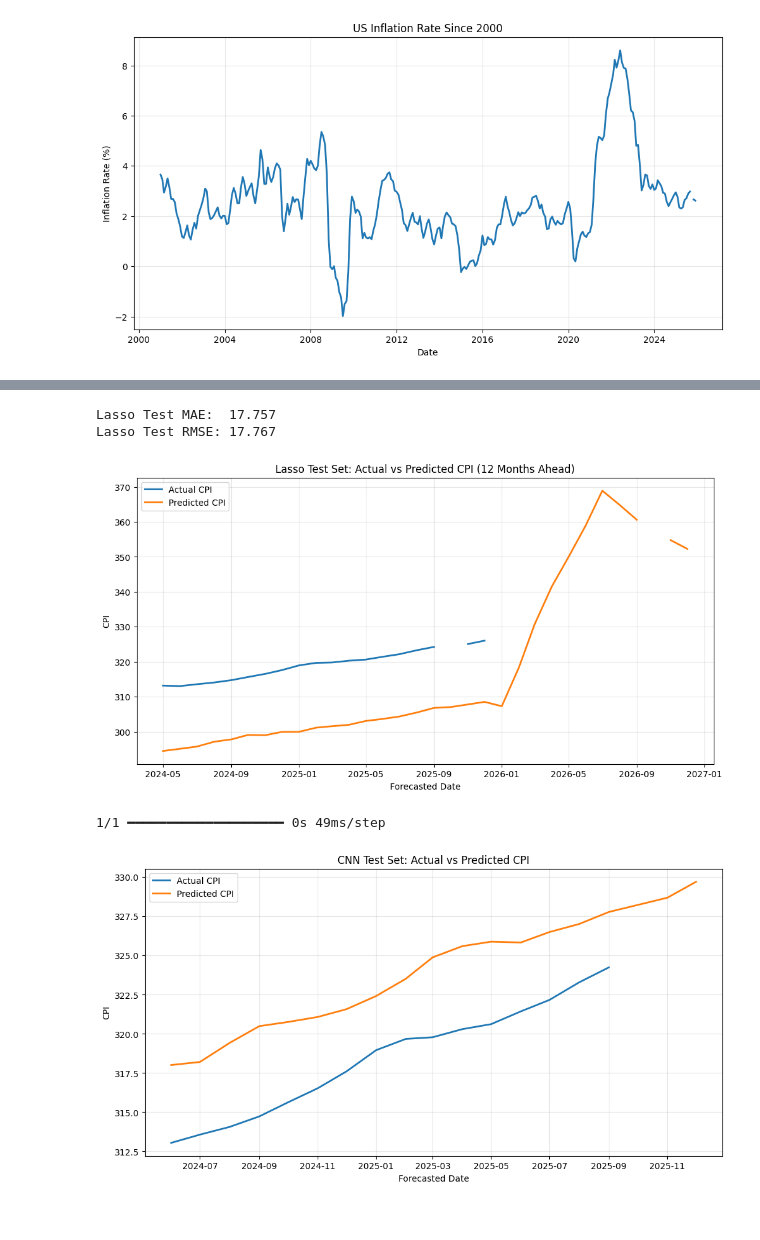
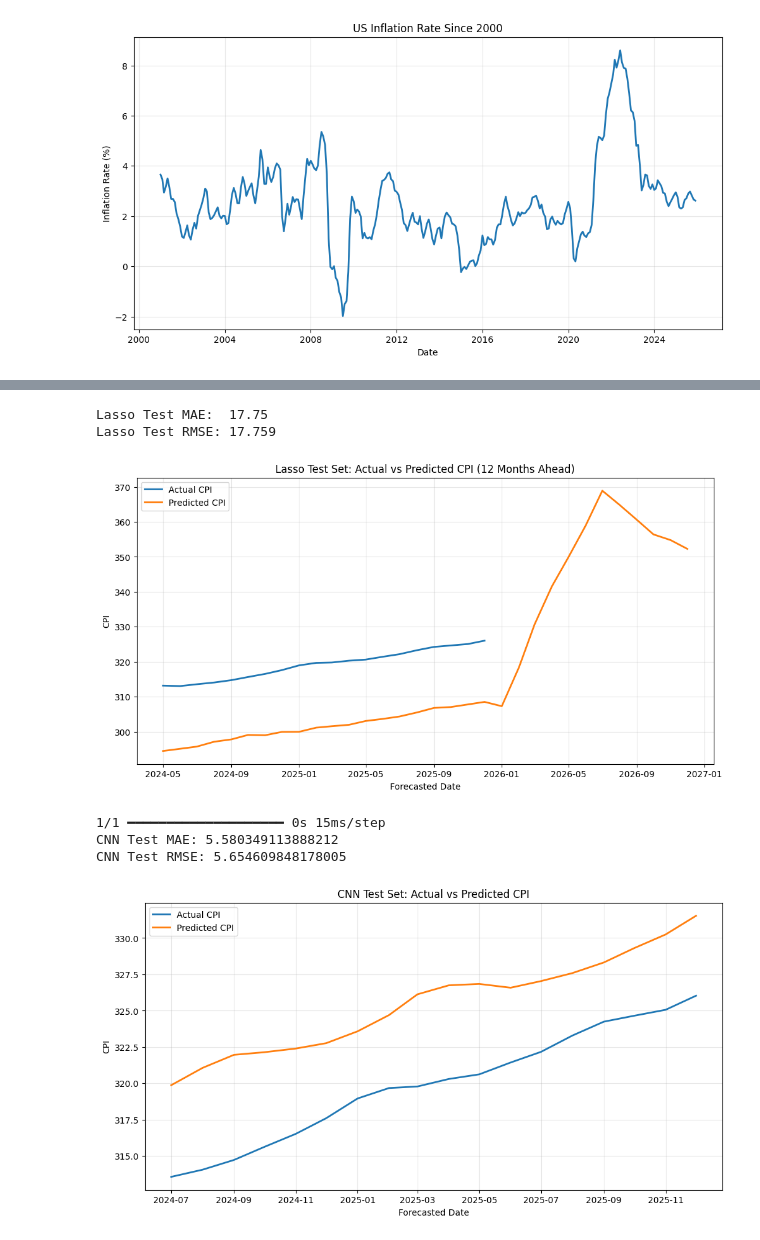
Before and after one commit to AndrewEross/GDP_inflation_prediction, a Jupyter notebook: inflation_model_backup.ipynb, the cells around one changed output, grey strips where cells are left out. Saved outputs shown, nothing was run; the diff lists cells and outputs as text; code cells hidden in the pictures.

```diff
--- a/inflation_model_backup.ipynb
+++ b/inflation_model_backup.ipynb
@@ -53,6 +53,9 @@ current_data["Customs_Duties"] = current_data["Customs_Duties"].interpolate(meth
 current_data["Imports_Goods"] = current_data["Imports_Goods"].interpolate(method = "linear")
 current_data["GDP_nominal"] = current_data["GDP_nominal"].interpolate(method = "linear")
 current_data["Real GDP"] = current_data["Real GDP"].interpolate(method = "linear")
+#note: one missing value for CPI in October 2025
+current_data["CPI"] = current_data["CPI"].interpolate(method="linear")
+
 
 print(current_data.head())
 # %% [output]
@@ -791,34 +826,42 @@ plt.legend()
 plt.grid(True, alpha=0.3)
 plt.show()
 # %% [output]
-Lasso Test MAE:  17.757
-Lasso Test RMSE: 17.767
+Lasso Test MAE:  17.75
+Lasso Test RMSE: 17.759
-[figure, old version]
+[figure, new version]
 # %%
 y_test_pred_change_cnn         = cnn_model.predict(X_test_seq_cnn).flatten()
 actual_cpi_now_test_seq_cnn    = century_data.loc[X_test_scaled_cnn.index, "CPI"].reset_index(drop=True).iloc[sequence_length_cnn:].reset_index(drop=True)
 actual_cpi_future_test_seq_cnn = century_data.loc[X_test_scaled_cnn.index, "cpi_future"].reset_index(drop=True).iloc[sequence_length_cnn:].reset_index(drop=True)
 
 predicted_cpi_test_cnn = actual_cpi_now_test_seq_cnn.values + y_test_pred_change_cnn
 
 test_results_cnn = pd.DataFrame({
     "DATE": pd.to_datetime(dates_test_seq_cnn),
     "actual_cpi": actual_cpi_future_test_seq_cnn.values,
     "predicted_cpi": predicted_cpi_test_cnn
 })
 
 test_results_cnn["forecast_date"] = test_results_cnn["DATE"] + pd.DateOffset(months=forecast_horizon)
 test_results_cnn = test_results_cnn.sort_values("forecast_date").reset_index(drop=True)
 
+cnn_test_mae = mean_absolute_error(test_results_cnn["actual_cpi"], test_results_cnn["predicted_cpi"])
+cnn_test_rmse = np.sqrt(mean_squared_error(test_results_cnn["actual_cpi"], test_results_cnn["predicted_cpi"]))
+
+print("CNN Test MAE:", cnn_test_mae)
+print("CNN Test RMSE:", cnn_test_rmse)
+
 plt.figure(figsize=(12, 6))
 plt.plot(test_results_cnn["forecast_date"], test_results_cnn["actual_cpi"], label="Actual CPI", linewidth=2)
 plt.plot(test_results_cnn["forecast_date"], test_results_cnn["predicted_cpi"], label="Predicted CPI", linewidth=2)
 plt.title("CNN Test Set: Actual vs Predicted CPI")
 plt.xlabel("Forecasted Date")
 plt.ylabel("CPI")
 plt.legend()
 plt.grid(True, alpha=0.3)
 plt.show()
 # %% [output]
-1/1 ━━━━━━━━━━━━━━━━━━━━ 0s 49ms/step
+1/1 ━━━━━━━━━━━━━━━━━━━━ 0s 15ms/step
+CNN Test MAE: 5.580349113888212
+CNN Test RMSE: 5.654609848178005
-[figure, old version]
+[figure, new version]
```
Also changed, not shown: parts of 17 cells of this notebook.
